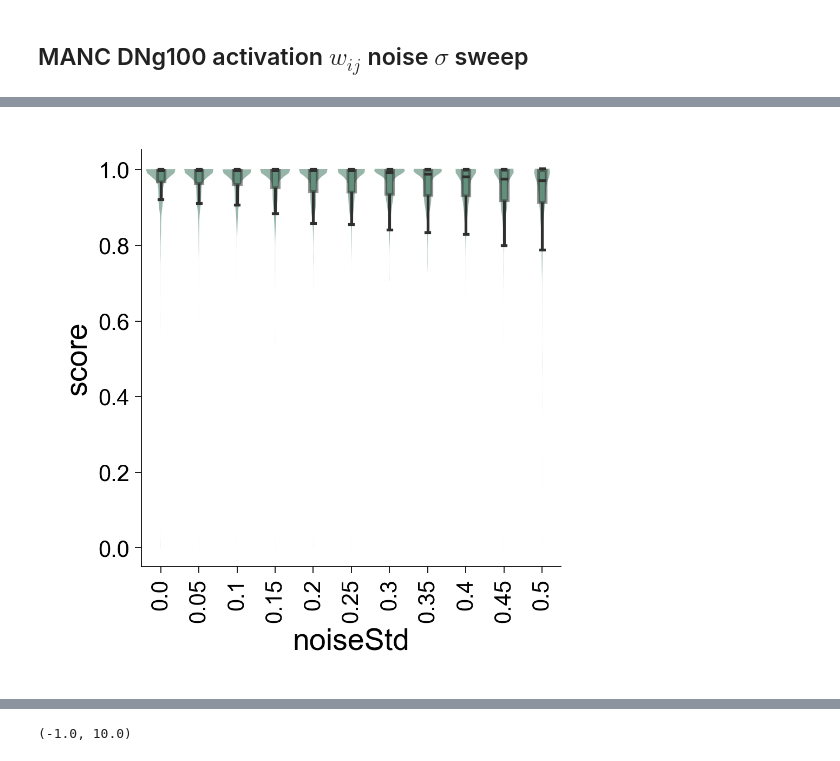
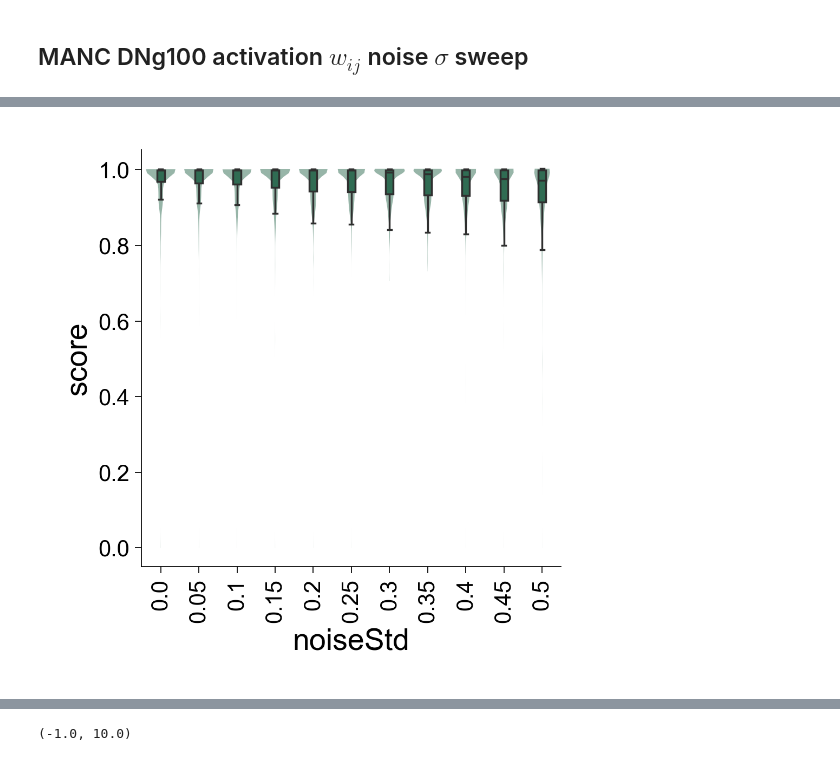
Before and after one commit to smpuglie/Pugliese_cpg_2025, a Jupyter notebook: notebooks/Figure 2.ipynb, the cells around one changed output, grey strips where cells are left out. Saved outputs shown, nothing was run; the diff lists cells and outputs as text; code cells hidden in the pictures.

Commit message:
plotting tweaks and supplements

```diff
--- a/notebooks/Figure 2.ipynb
+++ b/notebooks/Figure 2.ipynb
@@ -478,18 +510,23 @@ nSims = 1024
+# %%
+nActive = nActive.transpose().sort_index().transpose()
+nMnsActive = nMnsActive.transpose().sort_index().transpose()
+simScore = simScore.transpose().sort_index().transpose()
+mnFreq = mnFreq.transpose().sort_index().transpose()
 # %%
-figFolder = "../figures/"
-figFolder += "-".join(str.split(simPath,"/"))
+# figFolder = "../figures/"
+# figFolder += "-".join(str.split(simPath,"/"))
 
-nMnsActive = pd.read_csv(figFolder+"/nMnsActive.csv",index_col=0).transpose().sort_index().transpose()
-simScore = pd.read_csv(figFolder+"/scores.csv",index_col=0).transpose().sort_index().transpose()
-mnFreq = pd.read_csv(figFolder+"/frequencies.csv",index_col=0).transpose().sort_index().transpose()
+# nMnsActive = pd.read_csv(figFolder+"/nMnsActive.csv",index_col=0) #.transpose().sort_index().transpose()
+# simScore = pd.read_csv(figFolder+"/scores.csv",index_col=0) #.transpose().sort_index().transpose()
+# mnFreq = pd.read_csv(figFolder+"/frequencies.csv",index_col=0) #.transpose().sort_index().transpose()
 # %%
 sns.violinplot(simScore.astype(float).melt(var_name="noiseStd",value_name="score"),x="noiseStd",y="score",edgecolor=None,inner=None,cut=0,alpha=0.5,color=mnColor)
 # sns.stripplot(simScore.astype(float).melt(var_name="noiseStd",value_name="score"),x="noiseStd",y="score",size=2**0.75,jitter=0.34,color=mnColor)
 
-sns.boxplot(simScore.astype(float).melt(var_name="noiseStd",value_name="score"),x="noiseStd",y="score",width=0.2,linewidth=0.75,fliersize=2**0.75,
-            boxprops={"alpha":0.5,},showfliers=False,color=mnColor)
+sns.boxplot(simScore.astype(float).melt(var_name="noiseStd",value_name="score"),x="noiseStd",y="score",width=0.2,linewidth=0.5,fliersize=2**0.75,
+            boxprops={"alpha":1.0,},showfliers=False,color=mnColor)
 plt.xticks(rotation=90)
 
 plt.gcf().set_dpi(500)
 # %% [output]
-[figure, old version]
+[figure, new version]
```
Also changed, not shown: parts of 7 cells of this notebook, 28 other files.
